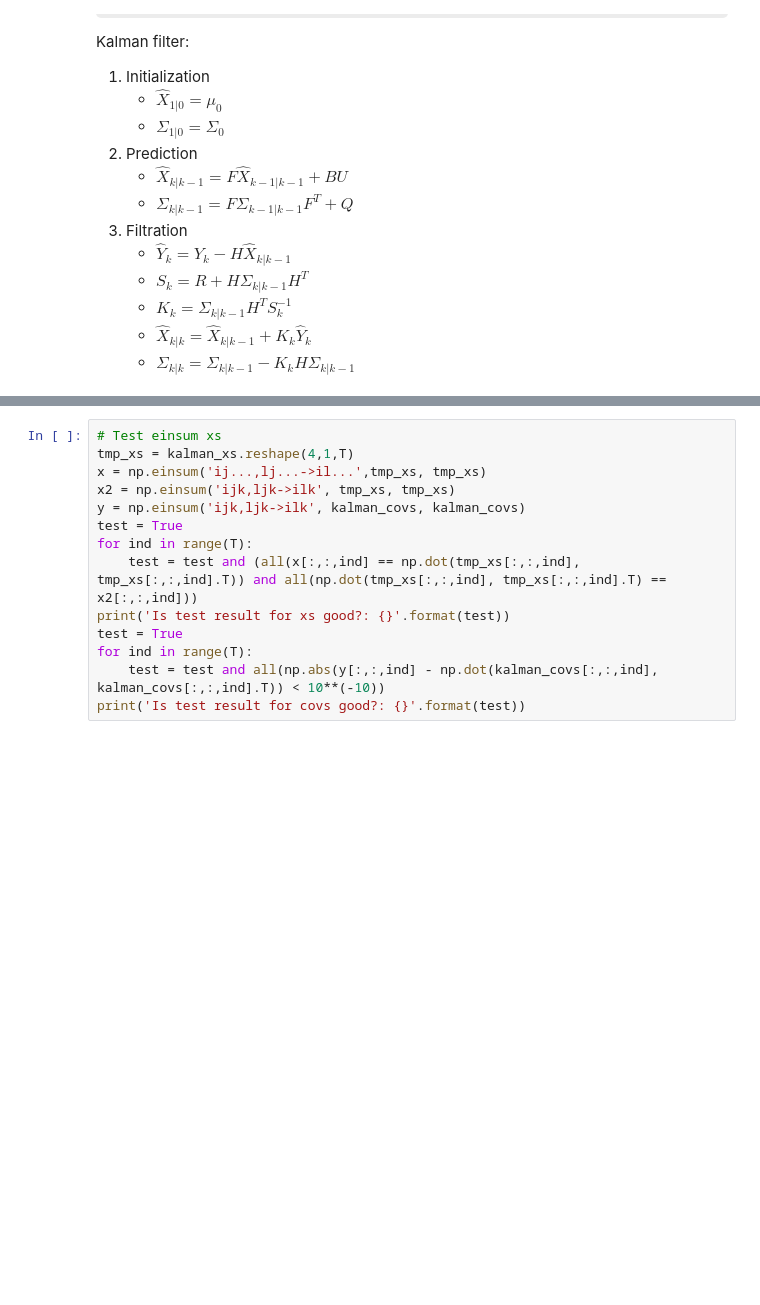
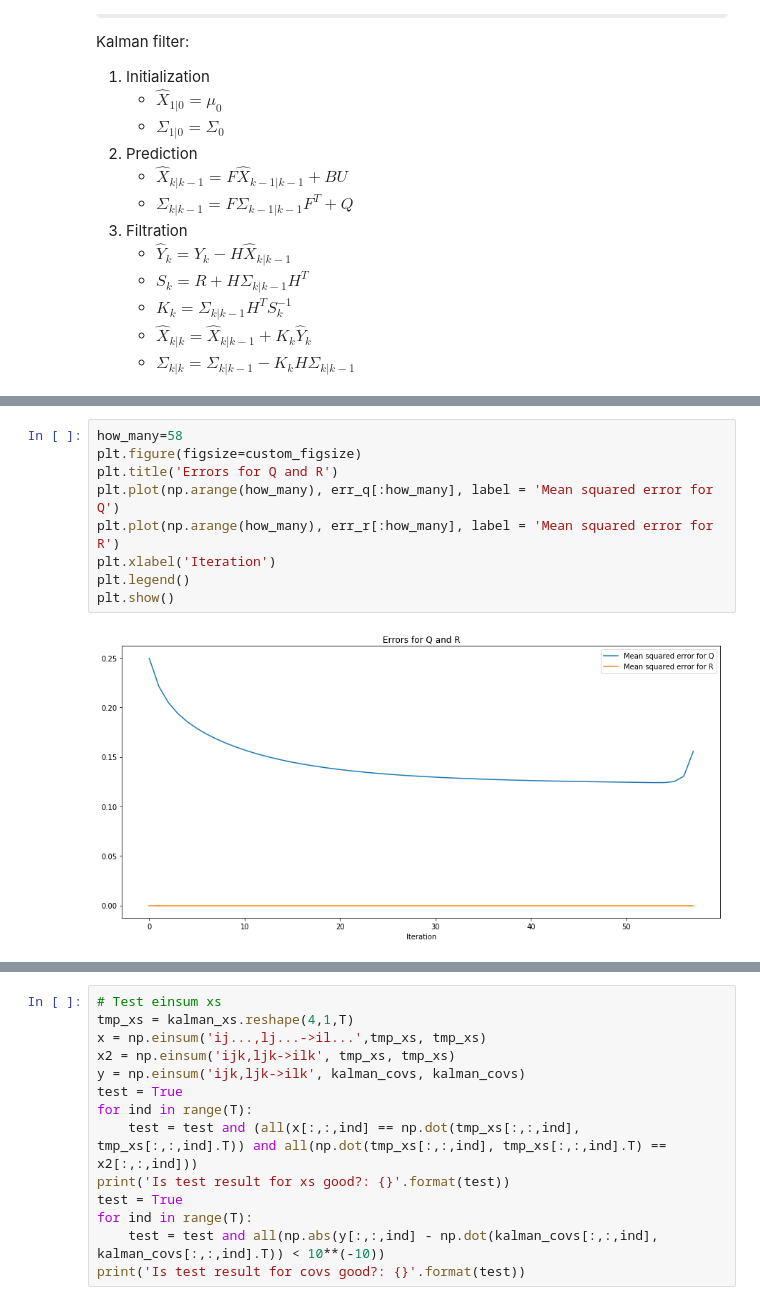
Before and after one commit to sjwilczynski/AlgStPr, a Jupyter notebook: projekt2/project2.ipynb, the cells around one changed output, grey strips where cells are left out. Drawn from its saved outputs; the diff is of its cells as text; some formulas as TeX source; blank space fills up the shorter version.

```diff
--- a/projekt2/project2.ipynb
+++ b/projekt2/project2.ipynb
@@ -236,3 +277,14 @@ Q from EM in 100 steps:
+# %%
+how_many=58
+plt.figure(figsize=custom_figsize)
+plt.title('Errors for Q and R')
+plt.plot(np.arange(how_many), err_q[:how_many], label = 'Mean squared error for Q')
+plt.plot(np.arange(how_many), err_r[:how_many], label = 'Mean squared error for R')
+plt.xlabel('Iteration')
+plt.legend()
+plt.show()
+# %% [output]
+[figure, added]
 # %%
 starting_point = [0,100, 10, 50]
 
```
Also changed, not shown: parts of 4 cells of this notebook.
